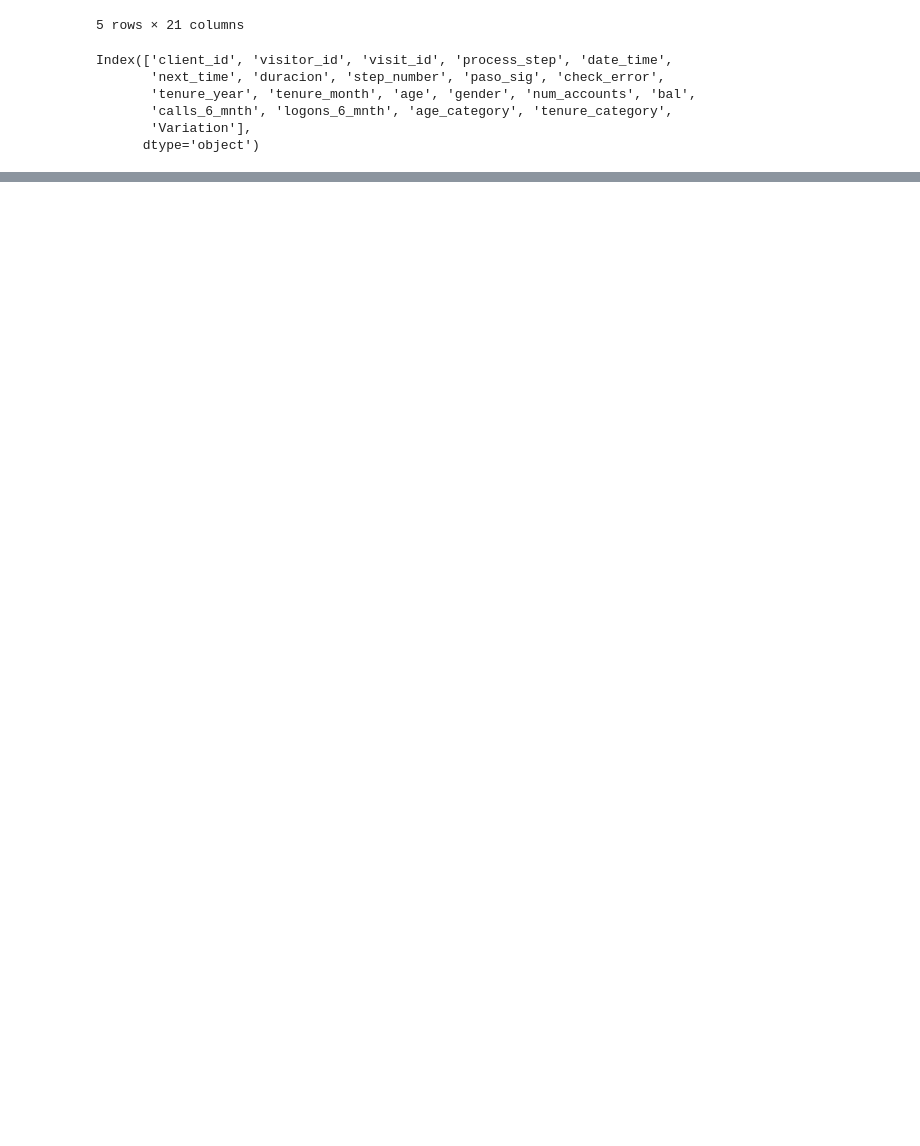
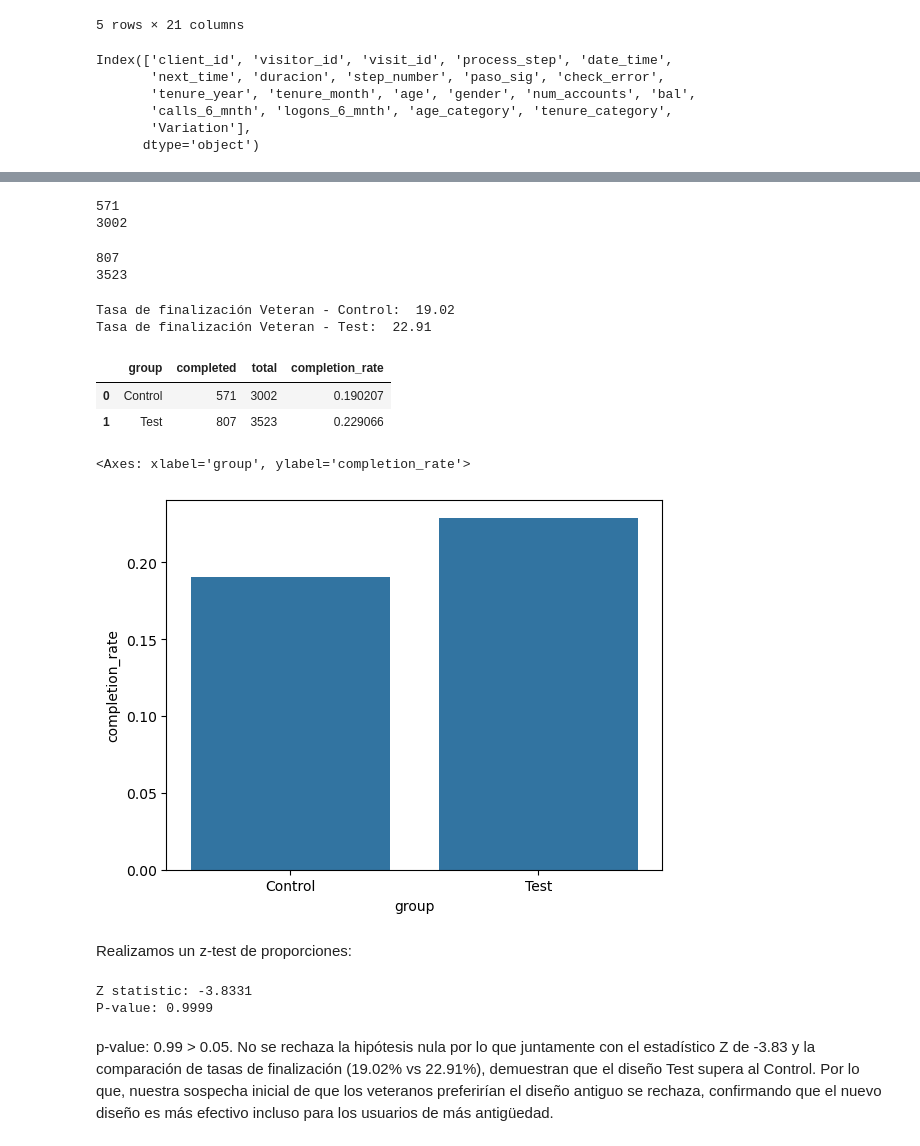
Before and after one commit to bperezlovisolo/Proyecto_4, a Jupyter notebook: notebooks/proyecto.ipynb, the cells around one changed output, grey strips where cells are left out. Saved outputs shown, nothing was run; the diff lists cells and outputs as text; code cells hidden in the pictures; blank space fills up the shorter version.

```diff
--- a/notebooks/proyecto.ipynb
+++ b/notebooks/proyecto.ipynb
@@ -194,0 +165,21 @@ Name: client_id, dtype: float64
+# %%
+df_h4_control = df_vets[df_vets['variation'] == 'Control']
+df_h4_test = df_vets[df_vets['variation'] == 'Test']
+# %%
+confirm_control = df_h4_control[df_h4_control['process_step'] == 'confirm']['client_id'].nunique()
+total_veteranos_control = df_h4_control['client_id'].nunique()
+
+print(confirm_control)
+print(total_veteranos_control)
+# %% [output]
+571
+3002
+# %%
+confirm_test = df_h4_test[df_h4_test['process_step'] == 'confirm']['client_id'].nunique()
+total_veteranos_test = df_h4_test['client_id'].nunique()
+
+print(confirm_test)
+print(total_veteranos_test)
+# %% [output]
+807
+3523
@@ -194,0 +194,42 @@ Name: client_id, dtype: float64
+# %%
+rate_control = confirm_control / total_veteranos_control *100
+rate_test = confirm_test / total_veteranos_test *100
+
+print(f"Tasa de finalización Veteran - Control: {rate_control: .2f}")
+print(f"Tasa de finalización Veteran - Test: {rate_test: .2f}")
+# %% [output]
+Tasa de finalización Veteran - Control:  19.02
+Tasa de finalización Veteran - Test:  22.91
+# %%
+summary_h4 = pd.DataFrame({
+    "group": ["Control", "Test"],
+    "completed": [confirm_control, confirm_test],
+    "total": [total_veteranos_control, total_veteranos_test]})
+
+summary_h4["completion_rate"] = summary_h4["completed"] / summary_h4["total"]
+summary_h4
+# %% [output]
+|  | group | completed | total | completion_rate |
+| 0 | Control | 571 | 3002 | 0.190207 |
+| 1 | Test | 807 | 3523 | 0.229066 |
+# %%
+sns.barplot(data=summary_h4, x='group', y='completion_rate')
+# %% [output]
+<Axes: xlabel='group', ylabel='completion_rate'>
+[figure, added]
+# %% [markdown]
+Realizamos un z-test de proporciones:
+# %%
+count = np.array([confirm_control, confirm_test])
+nobs = np.array([total_veteranos_control, total_veteranos_test])
+
+z_stat, p_value = proportions_ztest(count, nobs, alternative="larger")
+
+print(f"Z statistic: {z_stat:.4f}")
+print(f"P-value: {p_value:.4f}")
+# %% [output]
+Z statistic: -3.8331
+P-value: 0.9999
+# %% [markdown]
+p-value: 0.99 > 0.05.
+No se rechaza la hipótesis nula por lo que juntamente con el estadístico Z de -3.83 y la comparación de tasas de finalización (19.02% vs 22.91%), demuestran que el diseño Test supera al Control. Por lo que, nuestra sospecha inicial de que los veteranos preferirían el diseño antiguo se rechaza, confirmando que el nuevo diseño es más efectivo incluso para los usuarios de más antigüedad.
```
Also changed, not shown: parts of 31 cells of this notebook.
